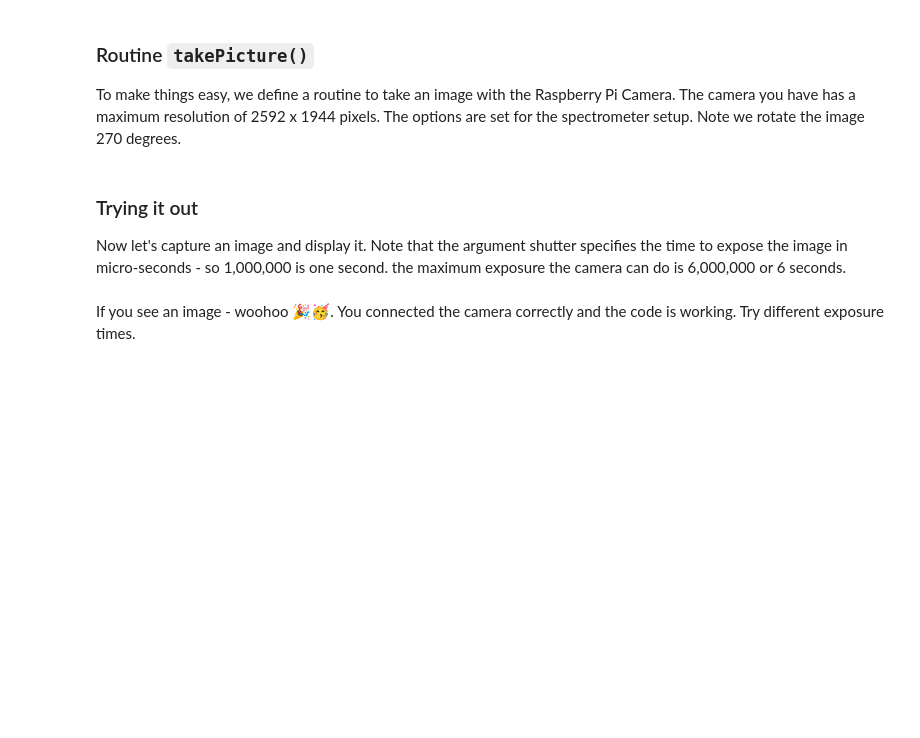
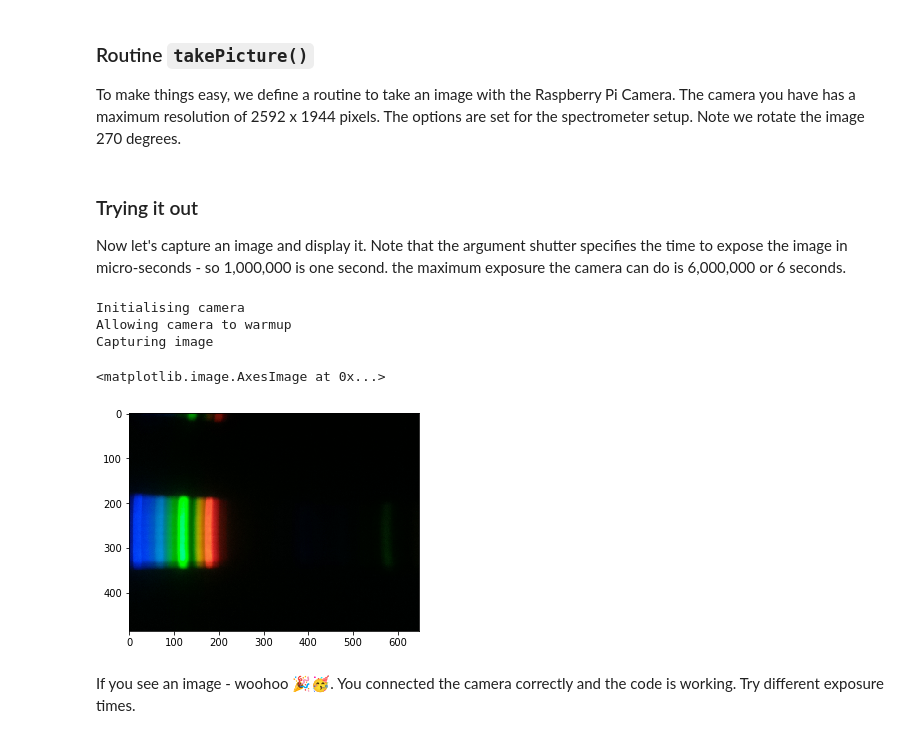
Before and after one commit to orcsgirls/LegoSpectrometer, a Jupyter notebook: SpectrometerControl.ipynb, the cells around one changed output. Saved outputs shown, nothing was run; the diff lists cells and outputs as text; code cells hidden in the pictures; blank space fills up the shorter version.

```diff
--- a/SpectrometerControl.ipynb
+++ b/SpectrometerControl.ipynb
@@ -16,11 +6,15 @@ That's it.
 import numpy as np
 import io
 import ipywidgets as widgets
+import matplotlib.pyplot as plt
 
 from picamera import PiCamera
 from PIL import Image, ImageDraw
 from time import sleep, strftime
 from IPython.display import clear_output
+
+%matplotlib inline
+plt.rcParams['figure.figsize'] = [10, 8]
 # %% [markdown]
 ### Routine `takePicture()`
 
@@ -58,8 +52,14 @@ Now let's capture an image and display it. Note that the argument shutter specif
 # %%
 shutter = 100000
 image = takePicture(shutter)
 
-image  # This will show the captured image
+plt.imshow(image)  # This will show the captured image
+# %% [output]
+Initialising camera
+Allowing camera to warmup
+Capturing image
+<matplotlib.image.AxesImage at 0x...>
+[figure, added]
 # %% [markdown]
 If you see an image - woohoo 🎉🥳. You connected the camera correctly and the code is working. Try different exposure times.
 # %% [markdown]
```
Also changed, not shown: parts of 7 cells of this notebook, 2 other files.
